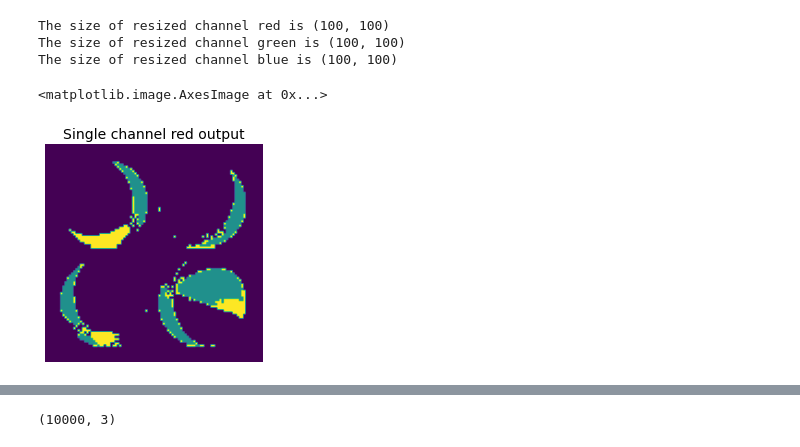
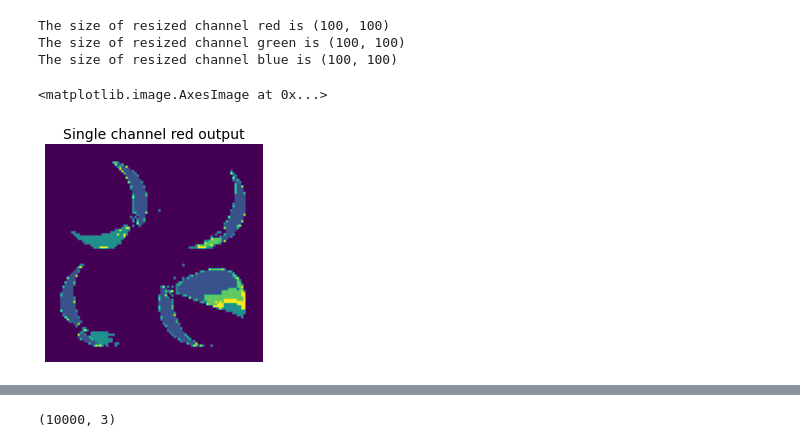
Before and after one commit to RRRRRRRRRRRoy/COMP9517-LabNAss, a Jupyter notebook: Lab04/lab04.ipynb, the cells around one changed output, grey strips where cells are left out. Drawn from its saved outputs; the diff is of its cells as text; code cells hidden in the pictures.

```diff
--- a/Lab04/lab04.ipynb
+++ b/Lab04/lab04.ipynb
@@ -135,14 +135,14 @@ color_samples_single_b = np.column_stack([blue_flatten])
 # %%
 # for red channel doing the flatten
 # How to use meanshift
 # Source: https://scikit-learn.org/stable/modules/generated/sklearn.cluster.MeanShift.html
-ms_clf_r = MeanShift(bin_seeding=True)
+ms_clf_r = MeanShift(bandwidth=20, bin_seeding=True)
 ms_labels_single_r = ms_clf_r.fit_predict(color_samples_single_r).reshape(100,100)
 plt.axis('off')
 plt.title("Single channel red output",fontsize=14)
 plt.imshow(ms_labels_single_r)
 # %% [output]
 <matplotlib.image.AxesImage at 0x...>
-[figure, old version]
+[figure, new version]
 # %%
 # for green channel doing the flatten
```
Also changed, not shown: parts of 16 cells of this notebook, 2 other files.
